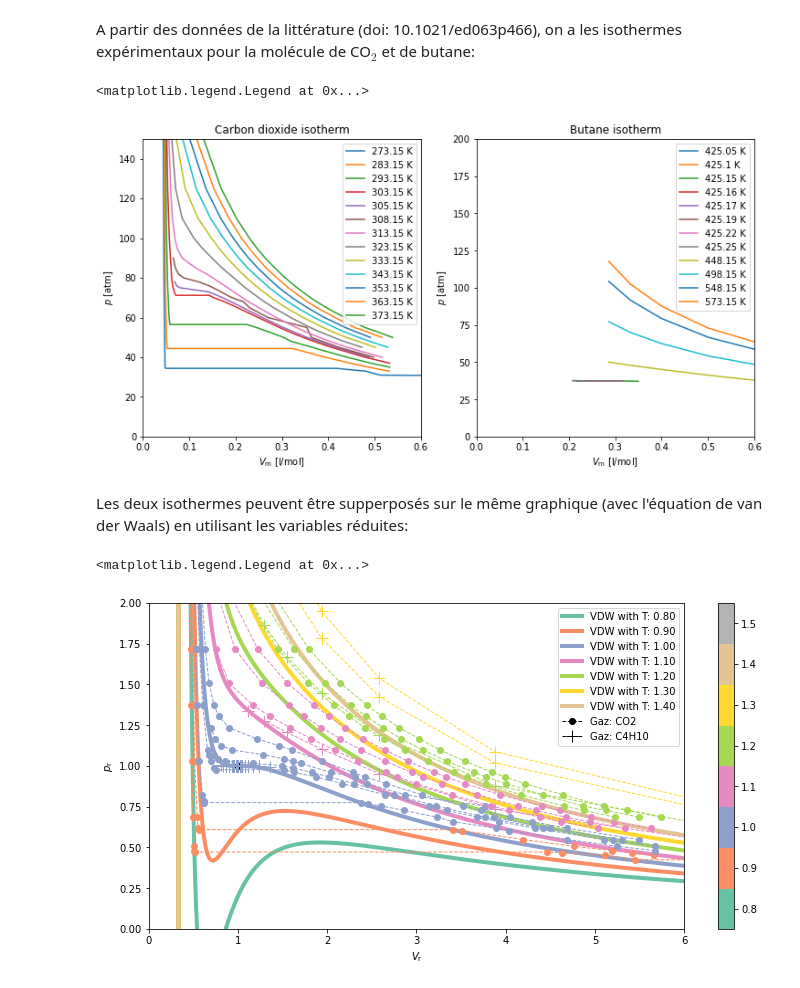
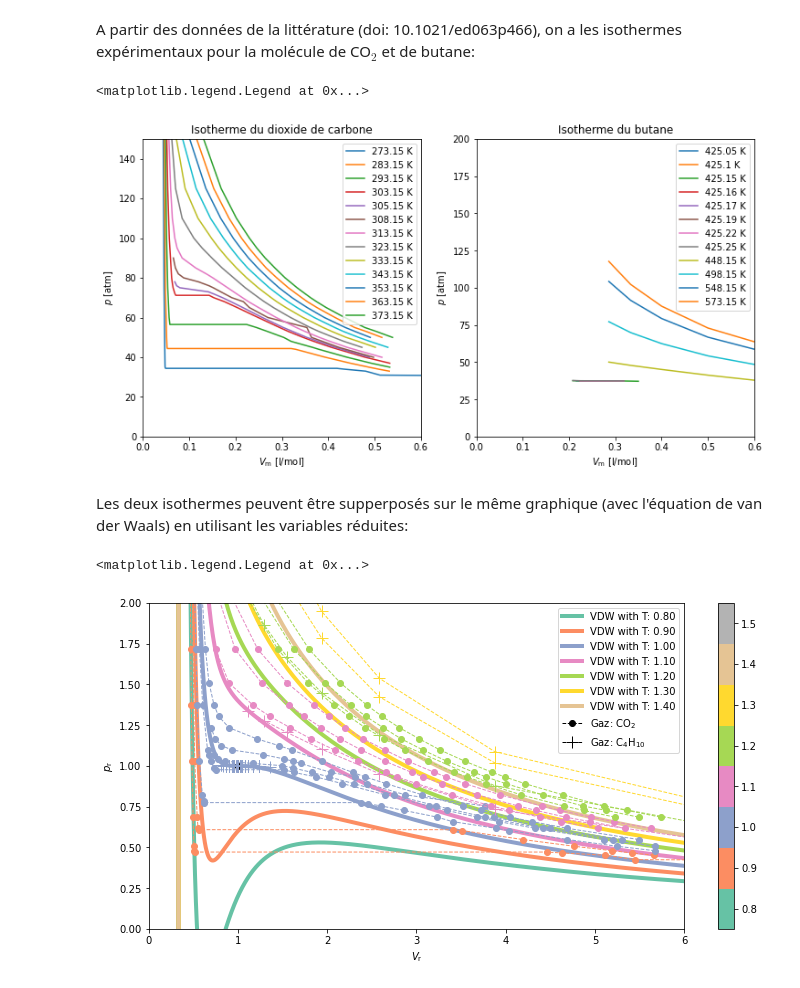
Before and after one commit to vliegeois/SCHIB201, a Jupyter notebook: VanDerWaalsGas.ipynb, the cells around one changed output. Drawn from its saved outputs; the diff is of its cells as text; code cells hidden in the pictures.

```diff
--- a/VanDerWaalsGas.ipynb
+++ b/VanDerWaalsGas.ipynb
@@ -38,7 +38,7 @@ listOfGas = {}
 listOfGas["Ar"] = Gas("Ar", 1.337, 3.20e-2, 48.0, 75.3e-3, 150.7)
 listOfGas["C2H4"] = Gas("C$_2$H$_4$", 4.552, 5.82e-2, 50.50, 124e-3, 283.1)
 listOfGas["C2H6"] = Gas("C$_2$H$_6$", 5.507, 6.51e-2, 48.20, 148e-3, 305.4)
-listOfGas["C4H10"] = Gas("C$_4$H$_10$", 14.47, 11.42e-2, 37.46, 258e-3, 425.16) # from doi: 10.1021/ed063p466
+listOfGas["C4H10"] = Gas("C$_4$H$_{10}$", 14.47, 11.42e-2, 37.46, 258e-3, 425.16) # from doi: 10.1021/ed063p466
 listOfGas["C6H6"] = Gas("C$_6$H$_6$", 18.57, 11.93e-2, 48.6, 260e-3, 562.7)
 listOfGas["CH4"] = Gas("CH$_4$", 2.273, 4.31e-2, 45.6, 98.7e-3, 190.6)
 listOfGas["Cl2"] = Gas("Cl$_2$", 6.260, 5.42e-2, 76.1, 124e-3, 417.2)
@@ -240,36 +241,36 @@ experiment = {"CO2": carbondioxide, "C4H10": butane}
 # %%
 fig, ax = plt.subplots(1, 2, figsize=(12, 6))
 # CO2
-ax[0].set_title("Carbon dioxide isotherm")
+ax[0].set_title("Isotherme du dioxide de carbone")
 gas = carbondioxide
 ax[0].set_xlabel(r"$V_{\mathrm{m}}$ [l/mol]")
 #ax[0].set_xscale("log")
 #ax[0].set_xlim(0.02, 10)
 ax[0].set_xlim(0.0, 0.6)
 ax[0].set_ylabel(r"$p$ [atm]")
 ax[0].set_ylim(0, 150)
 for (temperature, data) in gas.items():
     Vm = data[0]
     p = data[1]
     ax[0].plot(Vm, p, label=f"{temperature} K")
 ax[0].legend()
 gas = butane
 # Butane
-ax[1].set_title("Butane isotherm")
+ax[1].set_title("Isotherme du butane")
 ax[1].set_xlabel(r"$V_{\mathrm{m}}$ [l/mol]")
 #ax[1].set_xscale("log")
 #ax[1].set_xlim(0.01, 100)
 ax[1].set_xlim(0.0, 0.6)
 ax[1].set_ylabel(r"$p$ [atm]")
 ax[1].set_ylim(0, 200)
 for (temperature, data) in gas.items():
     Vm = data[0]
     p = data[1]
     ax[1].plot(Vm, p, label=f"{temperature} K")
 ax[1].legend()
 # %% [output]
 <matplotlib.legend.Legend at 0x...>
-[figure, old version]
+[figure, new version]
 # %% [markdown]
 Les deux isothermes peuvent être supperposés sur le même graphique (avec l'équation de van der Waals) en utilisant les variables réduites:
 # %%
@@ -288,10 +289,10 @@ ax.set_xlim(0, 6)
 ax.set_ylabel(r"$p_{\mathrm{r}}$")
 ax.set_ylim(0, 2)
 # VDW equation curves
-cmap = cm.get_cmap(cm.jet)
-cmap = cm.get_cmap(cm.rainbow)
-cmap = cm.get_cmap(cm.terrain)
-cmap = cm.get_cmap(cm.tab20c)
+#cmap = cm.get_cmap(cm.jet)
+#cmap = cm.get_cmap(cm.rainbow)
+#cmap = cm.get_cmap(cm.terrain)
+#cmap = cm.get_cmap(cm.tab20c)
 cmap = cm.get_cmap(cm.Set2)
 norm = colors.Normalize(vmin=0.75,vmax=1.55)
 markers = itertools.cycle([".", "+", "x", ".", "d"])
@@ -306,7 +307,7 @@ for (gas, exp) in experiment.items():
     pc, Vc, Tc = (g.pc, g.Vc, g.Tc)
     marker = next(markers)
     # dummy plot for the legend
-    ax.plot(1, 1, label=f"Gaz: {gas}", marker=marker, color='k', linewidth=1, markersize=12, linestyle='dashed')
+    ax.plot(1, 1, label=f"Gaz: {g.name}", marker=marker, color='k', linewidth=1, markersize=12, linestyle='dashed')
     # iterate over the isotherm for the gas
     for (temperature, data) in exp.items():
         Vm = data[0]
@@ -318,4 +319,4 @@ fig.colorbar(cm.ScalarMappable(norm=norm, cmap=cmap), ax=ax)
 ax.legend()
 # %% [output]
 <matplotlib.legend.Legend at 0x...>
-[figure, old version]
+[figure, new version]
```
Also changed, not shown: parts of 4 cells of this notebook.
